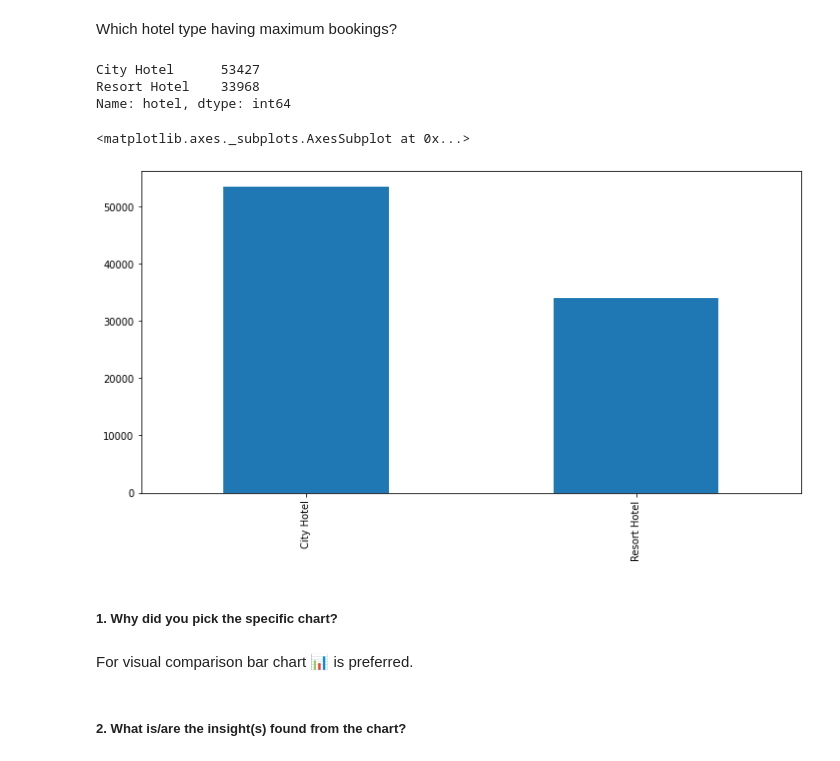
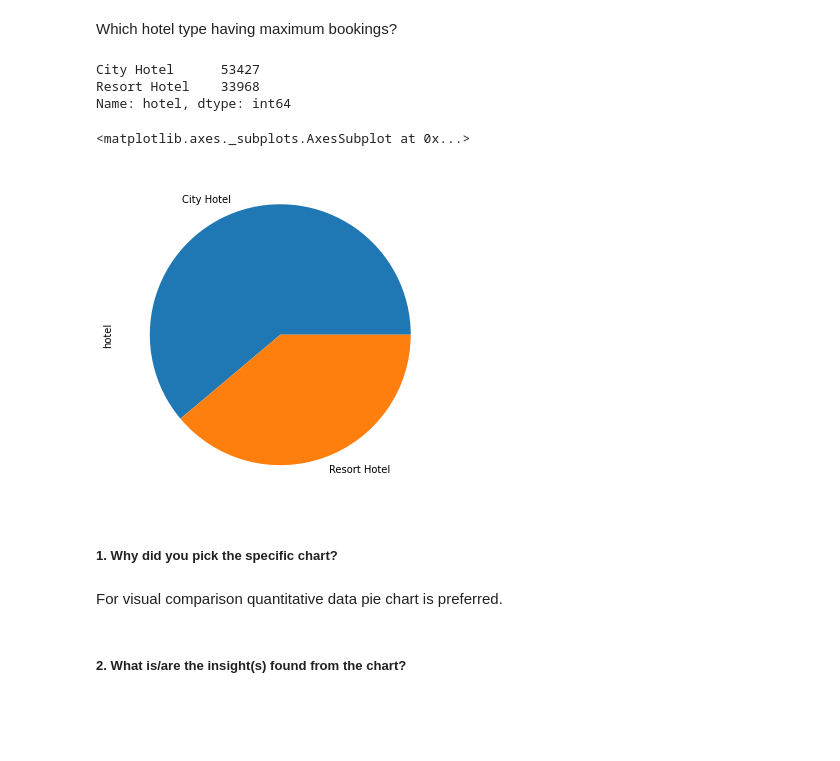
Before and after one commit to Amanr1996/EDA_capstone_project_1, a Jupyter notebook: Final_EDA_Hotel_Booking.ipynb, the cells around one changed output. Cells and saved outputs as stored; diff of their text form; code cells hidden in the pictures; blank space fills up the shorter version.

```diff
--- a/Final_EDA_Hotel_Booking.ipynb
+++ b/Final_EDA_Hotel_Booking.ipynb
@@ -1446,17 +1458,17 @@ Which hotel type having maximum bookings?
 # %%
 ## we need column 'hotel'.
 display(df['hotel'].value_counts())
-df['hotel'].value_counts(). plot(kind = 'bar') # we are using bar chart for representation.
+df['hotel'].value_counts(). plot(kind = 'pie') # we are using bar chart for representation.
 # %% [output]
 City Hotel      53427
 Resort Hotel    33968
 Name: hotel, dtype: int64
 <matplotlib.axes._subplots.AxesSubplot at 0x...>
-[figure, old version]
+[figure, new version]
 # %% [markdown]
 ##### 1. Why did you pick the specific chart?
 # %% [markdown]
-For visual comparison bar chart 📊  is preferred.
+For visual comparison quantitative data pie chart is preferred.
 # %% [markdown]
 ##### 2. What is/are the insight(s) found from the chart?
 # %% [markdown]
```
Also changed, not shown: parts of 31 cells of this notebook.
